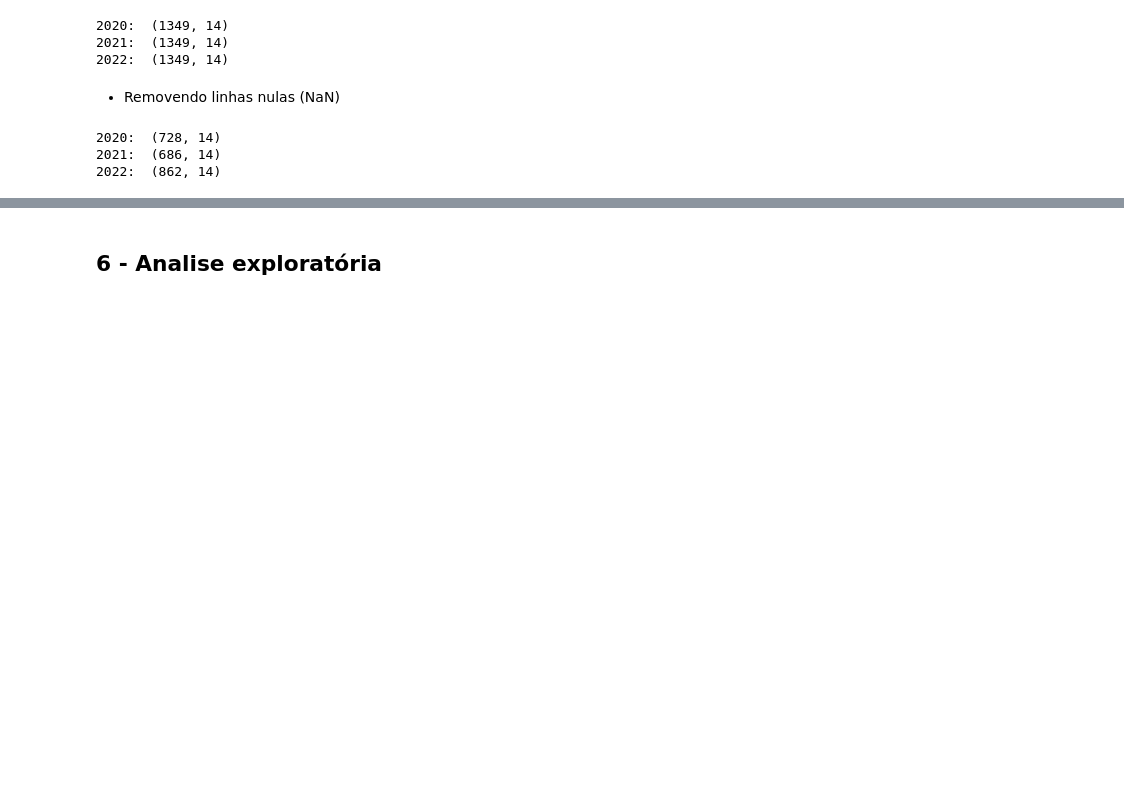
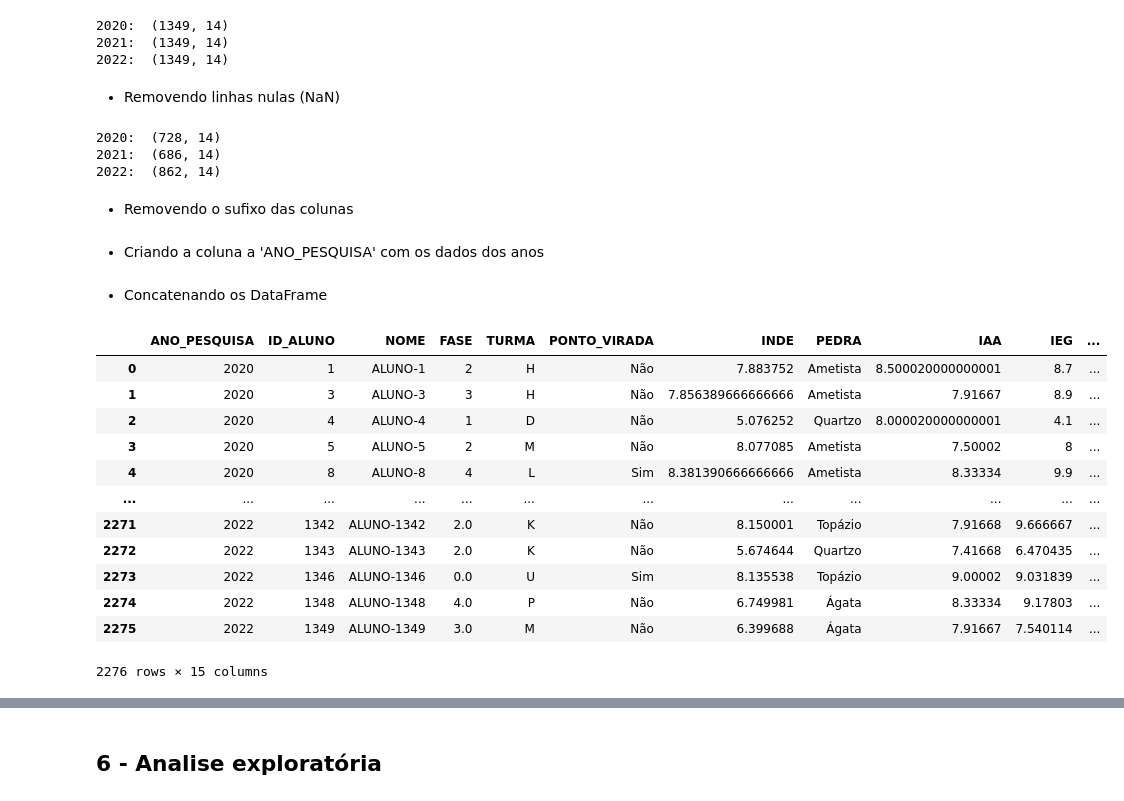
Before and after one commit to r-zambotti/Data_Analytics_Datathon_Grupo-60, a Jupyter notebook: Data_Analytics_Datathon_Grupo_60.ipynb, the cells around one changed output, grey strips where cells are left out. Drawn from its saved outputs; the diff is of its cells as text; code cells hidden in the pictures; blank space fills up the shorter version.

```diff
--- a/Data_Analytics_Datathon_Grupo_60.ipynb
+++ b/Data_Analytics_Datathon_Grupo_60.ipynb
@@ -205,11 +205,34 @@ print ('2022: ',df_alunos_2022_fil.shape)
 2020:  (728, 14)
 2021:  (686, 14)
 2022:  (862, 14)
+# %% [markdown]
+- Removendo  o sufixo das colunas
 # %%
 df_alunos_2020_fil.columns = df_alunos_2020_fil.columns.str.removesuffix("_2020")
 df_alunos_2021_fil.columns = df_alunos_2021_fil.columns.str.removesuffix("_2021")
 df_alunos_2022_fil.columns = df_alunos_2022_fil.columns.str.removesuffix("_2022")
+# %% [markdown]
+- Criando a coluna a 'ANO_PESQUISA' com os dados dos anos
 # %%
 df_alunos_2020_fil.insert(loc=0, column='ANO_PESQUISA', value=2020)
 df_alunos_2021_fil.insert(loc=0, column='ANO_PESQUISA', value=2021)
 df_alunos_2022_fil.insert(loc=0, column='ANO_PESQUISA', value=2022)
+# %% [markdown]
+- Concatenando os DataFrame
+# %%
+df_alunos_tratado = pd.concat([df_alunos_2020_fil, df_alunos_2021_fil, df_alunos_2022_fil], axis=0, ignore_index=True)
+df_alunos_tratado
+# %% [output]
+|  | ANO_PESQUISA | ID_ALUNO | NOME | FASE | TURMA | PONTO_VIRADA | INDE | PEDRA | IAA | IEG | ... |
+| 0 | 2020 | 1 | ALUNO-1 | 2 | H | Não | 7.883752 | Ametista | 8.500020000000001 | 8.7 | ... |
+| 1 | 2020 | 3 | ALUNO-3 | 3 | H | Não | 7.856389666666666 | Ametista | 7.91667 | 8.9 | ... |
+| 2 | 2020 | 4 | ALUNO-4 | 1 | D | Não | 5.076252 | Quartzo | 8.000020000000001 | 4.1 | ... |
+| 3 | 2020 | 5 | ALUNO-5 | 2 | M | Não | 8.077085 | Ametista | 7.50002 | 8 | ... |
+| 4 | 2020 | 8 | ALUNO-8 | 4 | L | Sim | 8.381390666666666 | Ametista | 8.33334 | 9.9 | ... |
+| ... | ... | ... | ... | ... | ... | ... | ... | ... | ... | ... | ... |
+| 2271 | 2022 | 1342 | ALUNO-1342 | 2.0 | K | Não | 8.150001 | Topázio | 7.91668 | 9.666667 | ... |
+| 2272 | 2022 | 1343 | ALUNO-1343 | 2.0 | K | Não | 5.674644 | Quartzo | 7.41668 | 6.470435 | ... |
+| 2273 | 2022 | 1346 | ALUNO-1346 | 0.0 | U | Sim | 8.135538 | Topázio | 9.00002 | 9.031839 | ... |
+| 2274 | 2022 | 1348 | ALUNO-1348 | 4.0 | P | Não | 6.749981 | Ágata | 8.33334 | 9.17803 | ... |
+| 2275 | 2022 | 1349 | ALUNO-1349 | 3.0 | M | Não | 6.399688 | Ágata | 7.91667 | 7.540114 | ... |
+2276 rows × 15 columns
```
Also changed, not shown: parts of 16 cells of this notebook.
